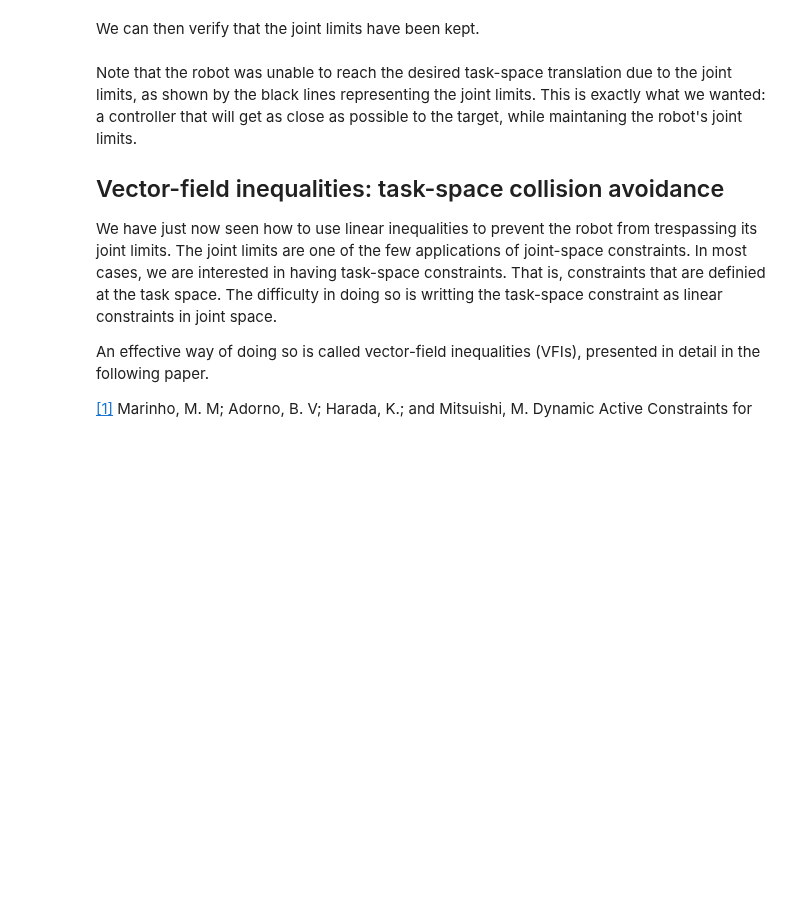
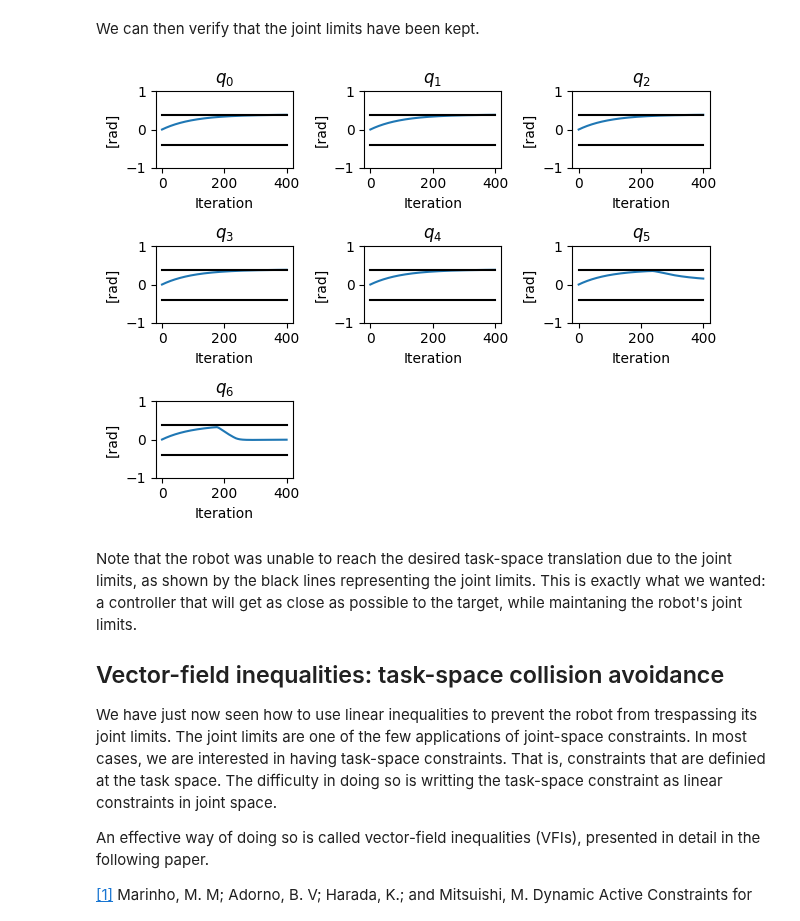
Before and after one commit to MarinhoLab/OpenExecutableBooksRobotics, a Jupyter notebook: dqrobotics/lesson8/lesson_dq8_optimization_based_robot_control.ipynb, the cells around one changed output. Drawn from its saved outputs; the diff is of its cells as text; code cells hidden in the pictures; blank space fills up the shorter version.

```diff
--- a/dqrobotics/lesson8/lesson_dq8_optimization_based_robot_control.ipynb
+++ b/dqrobotics/lesson8/lesson_dq8_optimization_based_robot_control.ipynb
@@ -240,18 +296,20 @@ for time in np.arange(0, time_final + tau,tau):
 
 We can then verify that the joint limits have been kept.
 # %%
-# for i=1:7
-    # subplot(3,3,i)
-    # plot(stored_q(i,:))
-    # hold on
-    # plot(repmat(q_minus(i),1,size(stored_q,2)),'k')
-    # plot(repmat(q_plus(i),1,size(stored_q,2)),'k')
-    # title(['q_{' num2str(i) '}'])
-    # ylim([-1 1])
-    # box off
-    # ylabel('[rad]')
-    # xlabel('Iteration')
-# end
+fig = plt.figure()
+for i in range(0, 7):
+    plt.subplot(3,3,i+1)
+    np_stored_q = np.array(stored_q)
+    plt.plot(np_stored_q[:,i])
+    plt.plot(np.ones(np_stored_q.shape[0]) * q_minus[i],'k')
+    plt.plot(np.ones(np_stored_q.shape[0]) * q_plus[i],'k')
+    plt.title(f'$q_{i}$')
+    plt.ylim([-1, 1])
+    plt.ylabel('[rad]')
+    plt.xlabel('Iteration')
+fig.tight_layout()
+# %% [output]
+[figure, added]
 # %% [markdown]
 
 Note that the robot was unable to reach the desired task-space translation due to the joint limits, as shown by the black lines representing the joint limits. This is exactly what we wanted: a controller that will get as close as possible to the target, while maintaning the robot's joint limits.
```
Also changed, not shown: parts of 18 cells of this notebook, 2 other files.
